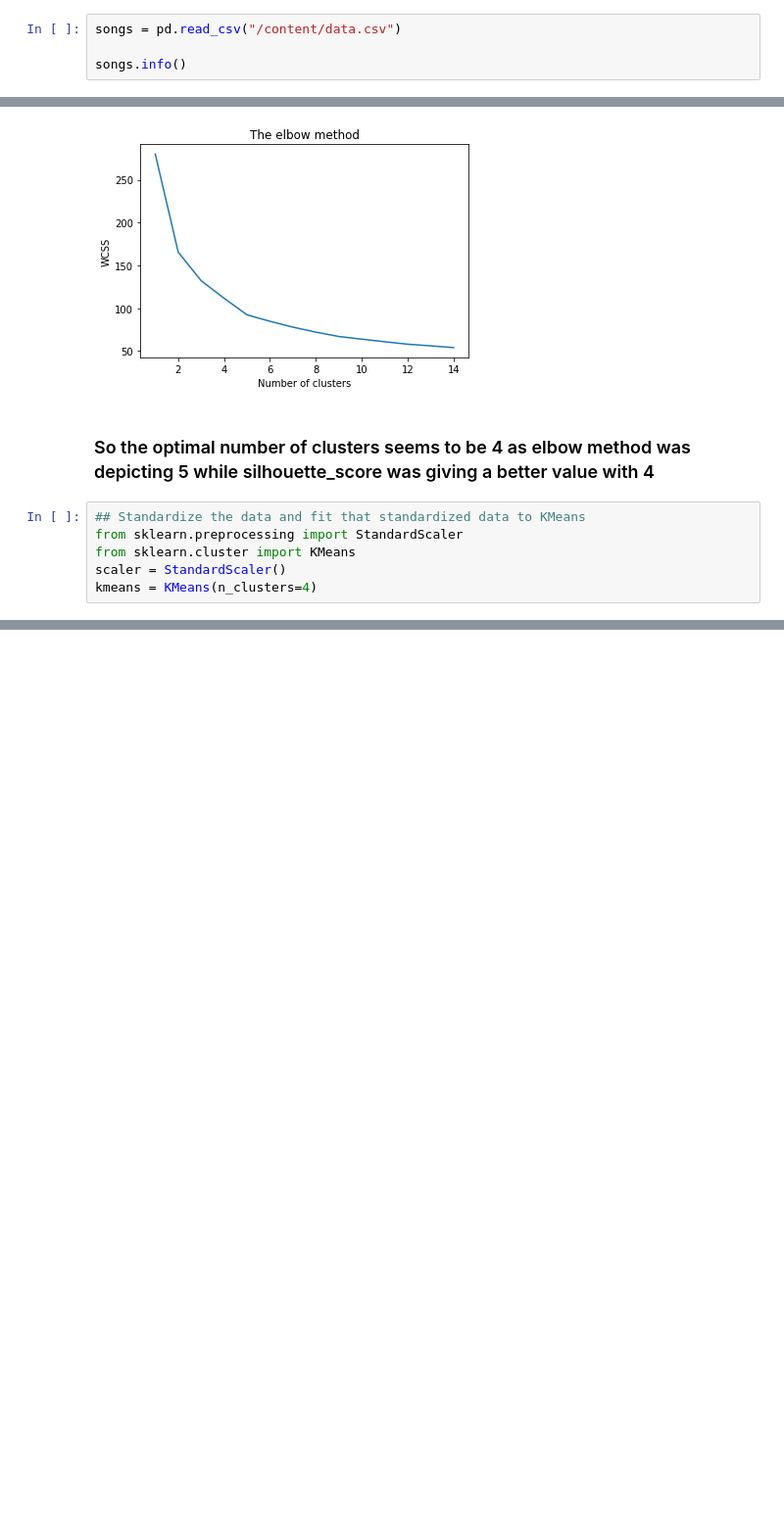
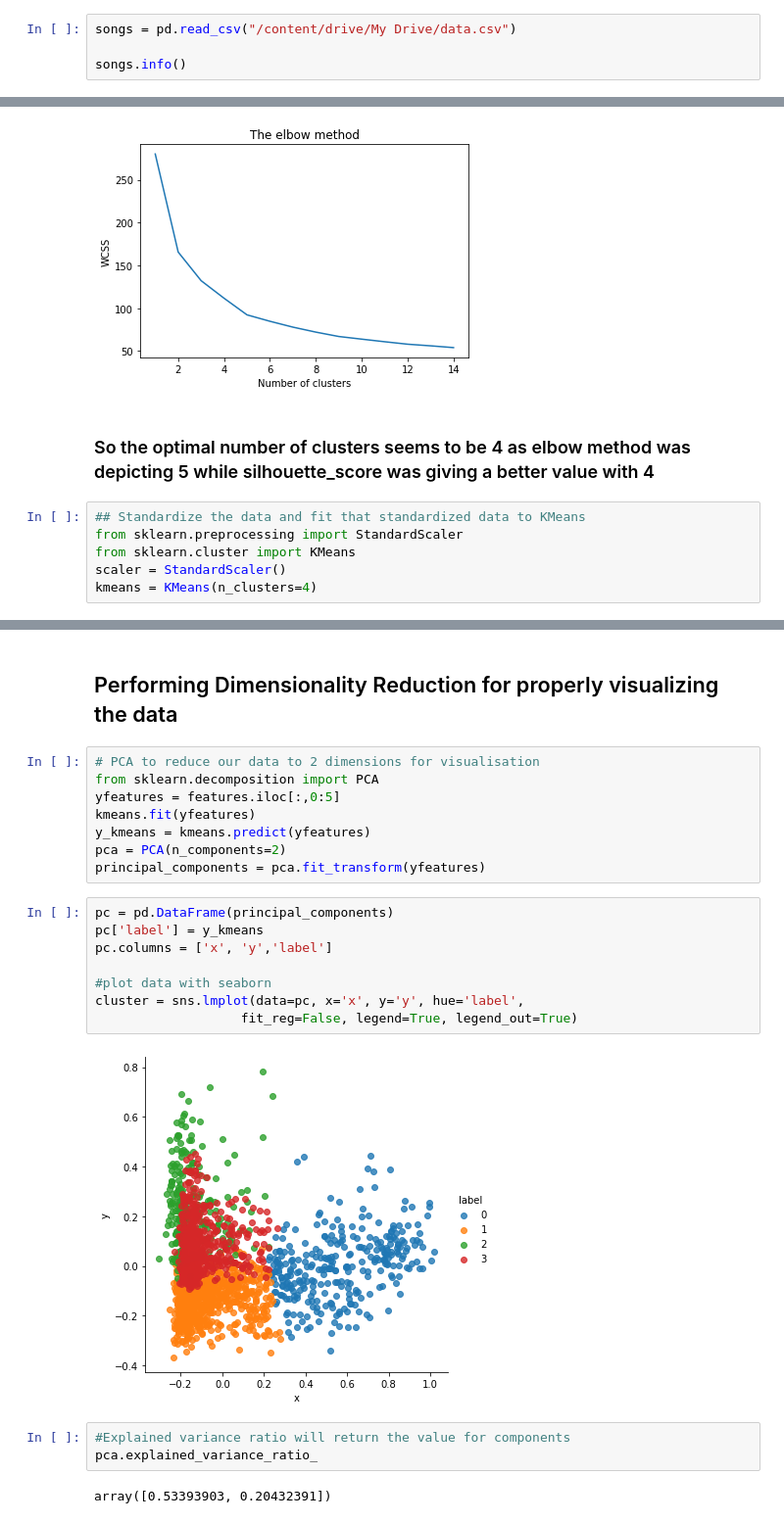
Before and after one commit to Devanshi-123/Mood-Detection, a Jupyter notebook: Mood_Prediction.ipynb, the cells around one changed output, grey strips where cells are left out. Shown at 98% size. Drawn from its saved outputs; the diff is of its cells as text; blank space fills up the shorter version.

Commit message:
performing dimentionality reduction for properly visualizing the data

```diff
--- a/Mood_Prediction.ipynb
+++ b/Mood_Prediction.ipynb
@@ -22,7 +27,7 @@ import warnings
 # %% [markdown]
 ## Importing the dataset
 # %%
-songs = pd.read_csv("/content/data.csv")
+songs = pd.read_csv("/content/drive/My Drive/data.csv")
 
 songs.info()
 # %% [output]
@@ -260,3 +260,28 @@ features.head(10)
 | 7 | 0.02020 | 0.266 | 0.1600 | 0.655322 | 0.0371 | 0 | Gyöngyhajú lány | Omega |
 | 8 | 0.04810 | 0.603 | 0.3420 | 0.898780 | 0.3470 | 3 | I've Seen Footage | Death Grips |
 | 9 | 0.00208 | 0.836 | 0.5710 | 0.771729 | 0.2370 | 2 | Digital Animal | Honey Claws |
+# %% [markdown]
+## Performing Dimensionality Reduction for properly visualizing the data
+# %%
+# PCA to reduce our data to 2 dimensions for visualisation
+from sklearn.decomposition import PCA
+yfeatures = features.iloc[:,0:5]
+kmeans.fit(yfeatures)
+y_kmeans = kmeans.predict(yfeatures)
+pca = PCA(n_components=2)
+principal_components = pca.fit_transform(yfeatures)
+# %%
+pc = pd.DataFrame(principal_components)
+pc['label'] = y_kmeans
+pc.columns = ['x', 'y','label']
+
+#plot data with seaborn
+cluster = sns.lmplot(data=pc, x='x', y='y', hue='label',
+                   fit_reg=False, legend=True, legend_out=True)
+# %% [output]
+[figure, added]
+# %%
+#Explained variance ratio will return the value for components
+pca.explained_variance_ratio_
+# %% [output]
+array([0.53393903, 0.20432391])
```
Also changed, not shown: parts of 3 cells of this notebook.
